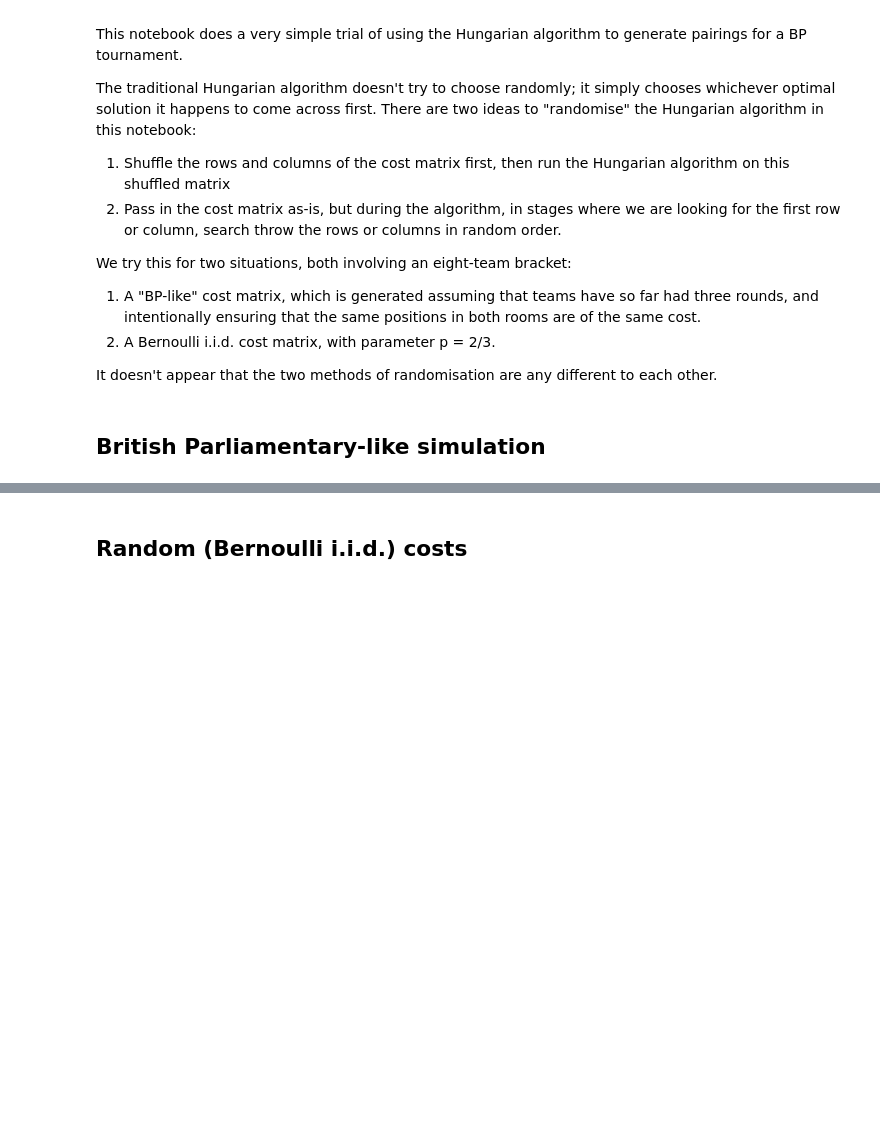
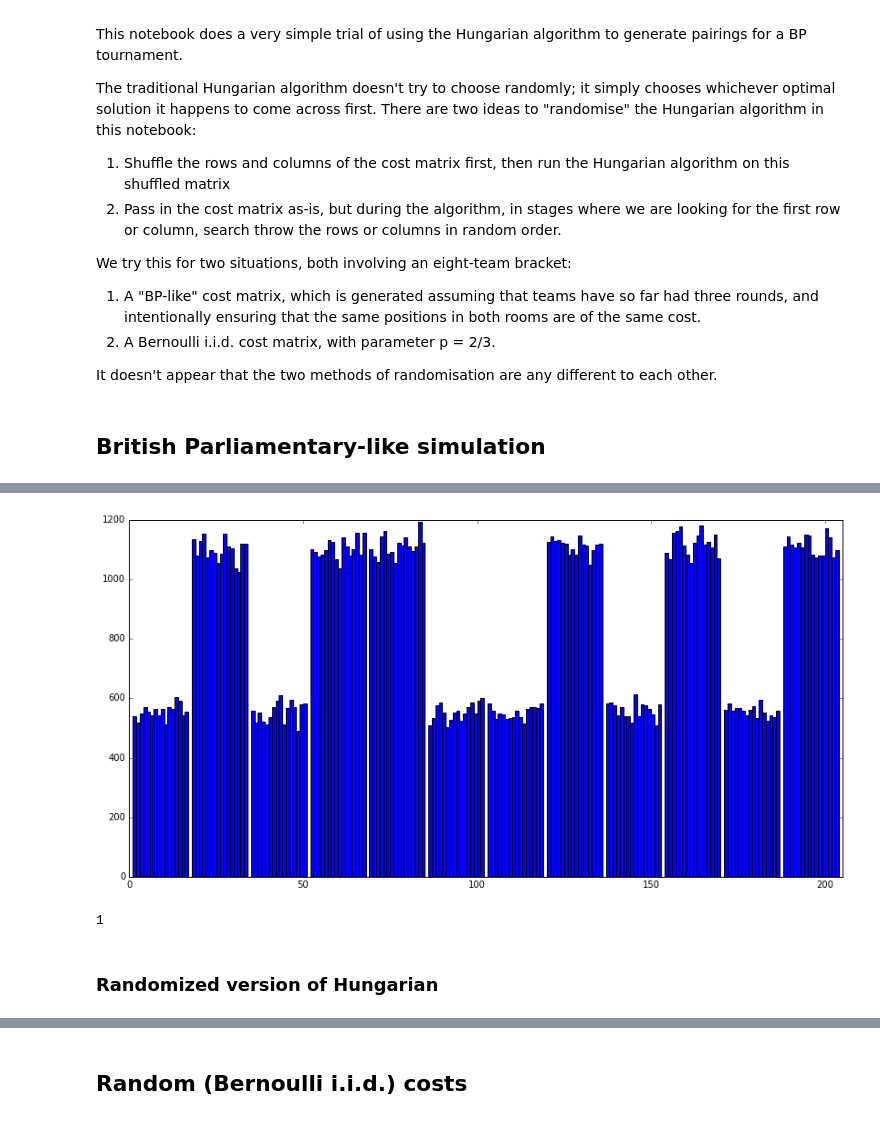
Before and after one commit to czlee/debate-pairing, a Jupyter notebook: hungarian.ipynb, the cells around one changed output, grey strips where cells are left out. Cells and saved outputs as stored; diff of their text form; code cells hidden in the pictures; blank space fills up the shorter version.

```diff
--- a/hungarian.ipynb
+++ b/hungarian.ipynb
@@ -164,0 +200,3 @@ verify_costs(costs, results)
+# %%
+results = run_simulations(costs, niterations, shuffle_hungarian_shuffle_positions)
+results
@@ -164,0 +221,3 @@ verify_costs(costs, results)
+# %%
+grouped = frequencies_by_position(results)
+grouped
@@ -165,3 +242,13 @@ verify_costs(costs, results)
+# %%
+plot_by_group(grouped)
+# %% [output]
+[figure, added]
+# %%
+verify_costs(costs, results)
+# %% [output]
+1
+# %% [markdown]
+### Randomized version of Hungarian
 # %%
 # Only run the next three cells if the randomized version of munkres is available
 results = run_simulations(costs, niterations, hungarian_shuffle_during) if randomized_munkres else None
```
Also changed, not shown: parts of 24 cells of this notebook.
